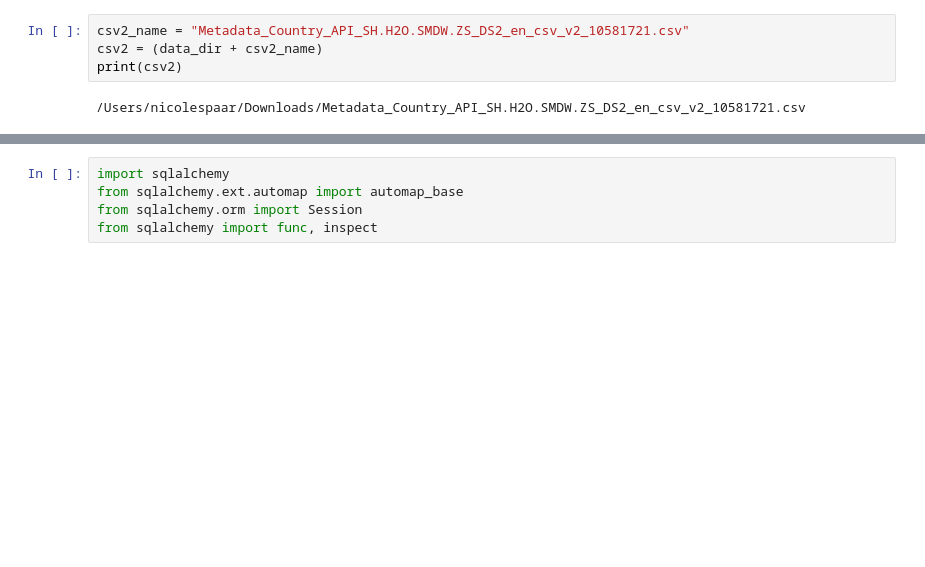
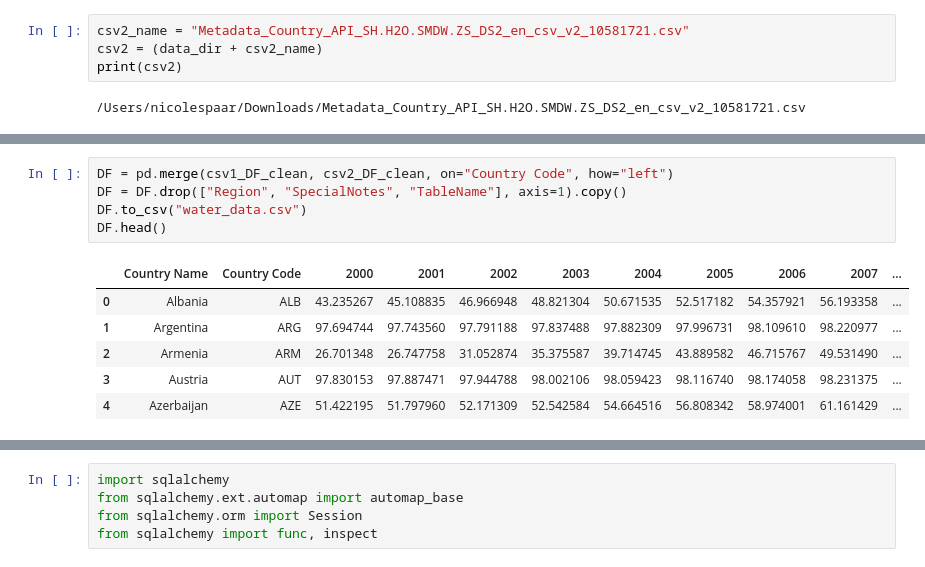
Before and after one commit to ykarki1/water-access, a Jupyter notebook: water_notebook.ipynb, the cells around one changed output, grey strips where cells are left out. Cells and saved outputs as stored; diff of their text form; blank space fills up the shorter version.

Commit message:
data is combined into 1 single df and sqlite
now will create flask route to return it jsonified

```diff
--- a/water_notebook.ipynb
+++ b/water_notebook.ipynb
@@ -113,6 +113,18 @@ csv2_DF_clean.head()
 | 2 | AGO | Sub-Saharan Africa | Lower middle income | IMF ; Source of population estima... | Angola |
 | 3 | ALB | Europe & Central Asia | Upper middle income | Albanian Institute of Statistics ... | Albania |
 | 4 | AND | Europe & Central Asia | High income | Government of Andorra, Department... | Andorra |
+# %%
+DF = pd.merge(csv1_DF_clean, csv2_DF_clean, on="Country Code", how="left")
+DF = DF.drop(["Region", "SpecialNotes", "TableName"], axis=1).copy()
+DF.to_csv("water_data.csv")
+DF.head()
+# %% [output]
+|  | Country Name | Country Code | 2000 | 2001 | 2002 | 2003 | 2004 | 2005 | 2006 | 2007 | ... |
+| 0 | Albania | ALB | 43.235267 | 45.108835 | 46.966948 | 48.821304 | 50.671535 | 52.517182 | 54.357921 | 56.193358 | ... |
+| 1 | Argentina | ARG | 97.694744 | 97.743560 | 97.791188 | 97.837488 | 97.882309 | 97.996731 | 98.109610 | 98.220977 | ... |
+| 2 | Armenia | ARM | 26.701348 | 26.747758 | 31.052874 | 35.375587 | 39.714745 | 43.889582 | 46.715767 | 49.531490 | ... |
+| 3 | Austria | AUT | 97.830153 | 97.887471 | 97.944788 | 98.002106 | 98.059423 | 98.116740 | 98.174058 | 98.231375 | ... |
+| 4 | Azerbaijan | AZE | 51.422195 | 51.797960 | 52.171309 | 52.542584 | 54.664516 | 56.808342 | 58.974001 | 61.161429 | ... |
 # %%
 from sqlalchemy import create_engine
 
```
Also changed, not shown: parts of 8 cells of this notebook.
